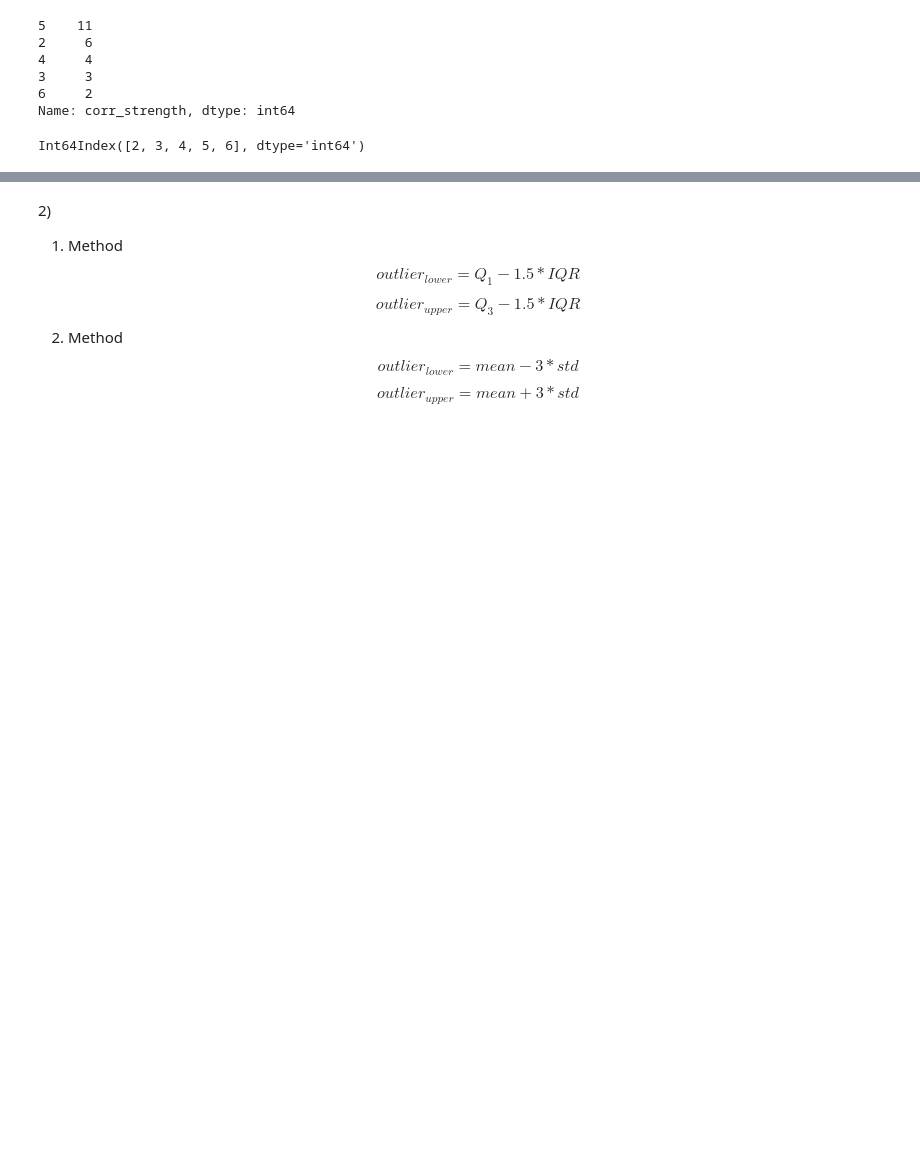
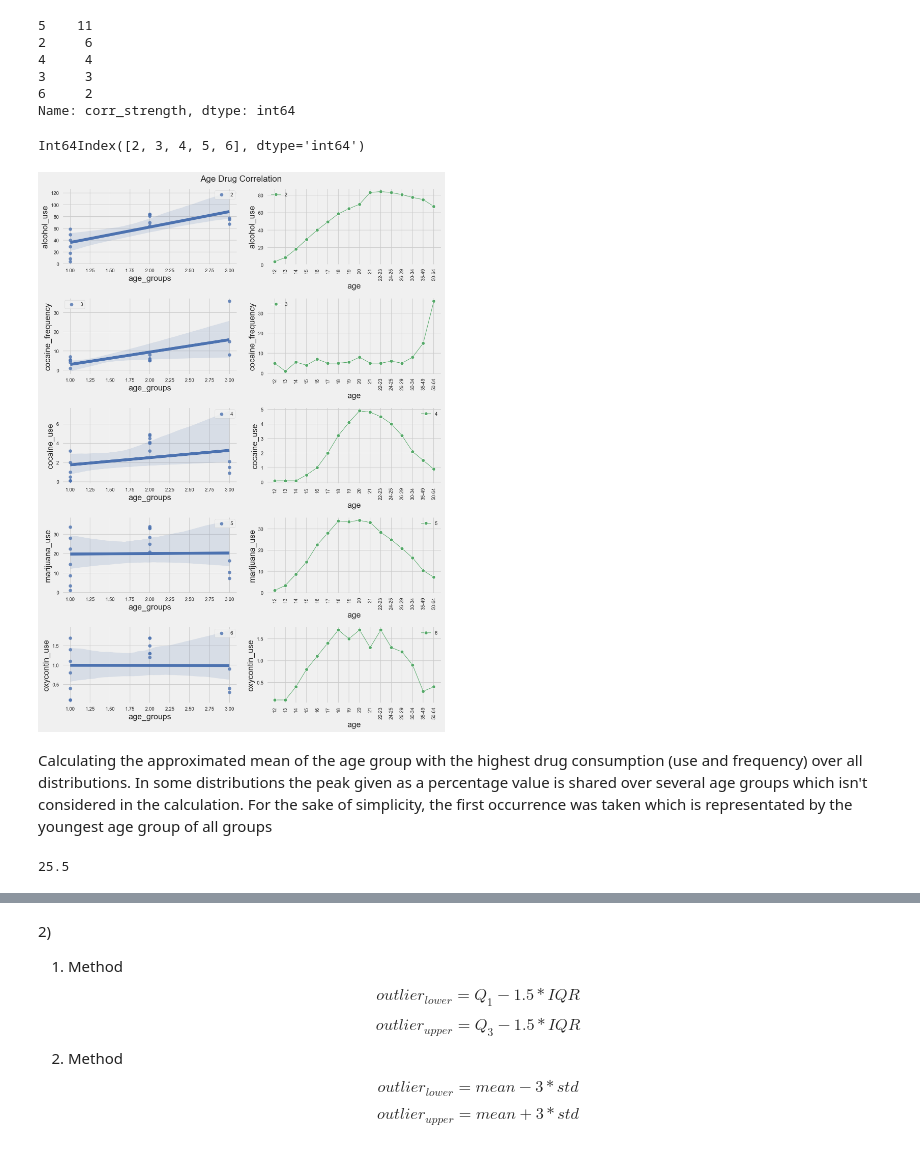
Before and after one commit to androi7/ds-mini-projects, a Jupyter notebook: EDA/project-2.ipynb, the cells around one changed output, grey strips where cells are left out. Saved outputs shown, nothing was run; the diff lists cells and outputs as text; code cells hidden in the pictures; blank space fills up the shorter version.

Commit message:
feat: calculate approximated mean age group for highest consumption
feat: add statistics for age consumption correlation (rejecting H0)

```diff
--- a/EDA/project-2.ipynb
+++ b/EDA/project-2.ipynb
@@ -1234,21 +1234,33 @@ Int64Index([2, 3, 4, 5, 6], dtype='int64')
 # %%
 strength_groups = drug_age_rel['corr_strength'].value_counts()
 groups_amount = strength_groups.nunique()
 fig, ax = plt.subplots(nrows=groups_amount, ncols=2, figsize=(12, 16))
 count = 0
 for group in strength_groups.index.sort_values():
     index_name = drug_age_rel.loc[drug_age_rel['corr_strength'] == group].index[0]
     g = sns.regplot(x='age_groups', y=index_name, data=drug, ax=ax[count, 0], color='b',
                     label=group)
     ax[count, 0].set_xlim(0.9, 3.1)
-    g.legend()
+    g.legend(frameon=True)
     sns.lineplot(x='age', y=index_name, data=drug, ax=ax[count, 1], color='g', marker='o', linewidth=1, label=group)
     for tick in ax[count,1].get_xticklabels():
         tick.set_rotation(90)
     count += 1
 
-st = plt.suptitle('Age Drug Correlation')
+st = plt.suptitle('Age Drug Correlation', fontsize=18)
 st.set_y(1.01)
 plt.legend(loc='best')
 plt.tight_layout()
 plt.show()
+# %% [output]
+[figure, added]
+# %% [markdown]
+Calculating the approximated mean of the age group with the highest drug consumption (use and frequency) over all distributions. In some distributions the peak given as a percentage value is shared over several age groups which isn't considered in the calculation. For the sake of simplicity, the first occurrence was taken which is representated by the youngest age group of all groups
+# %%
+age_peaks = drug.set_index('age').drop(['age_le', 'age_groups', 'n'], axis=1).idxmax().values
+age_peak_nums = [np.mean([int(num.split('-')[0]), int(num.split('-')[1])]) if '-' in num
+                 else int(num) for num in age_peaks]
+age_peaks_mean = np.mean(age_peak_nums)
+age_peaks_mean
+# %% [output]
+25.5
```
Also changed, not shown: parts of 8 cells of this notebook.
